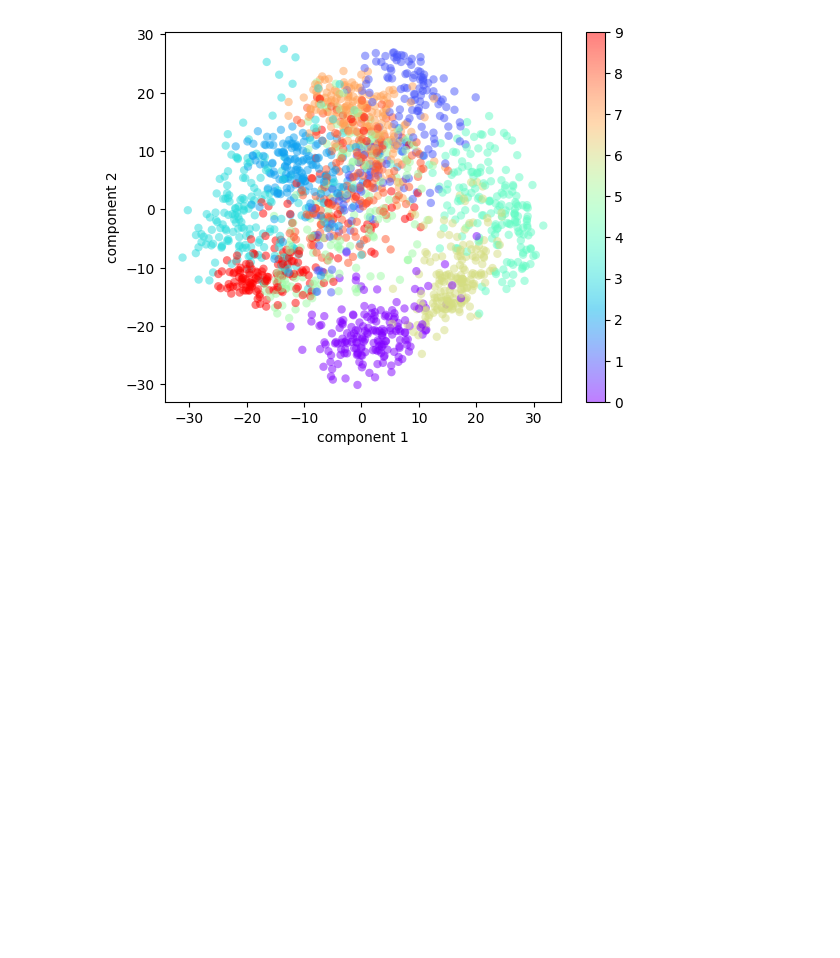
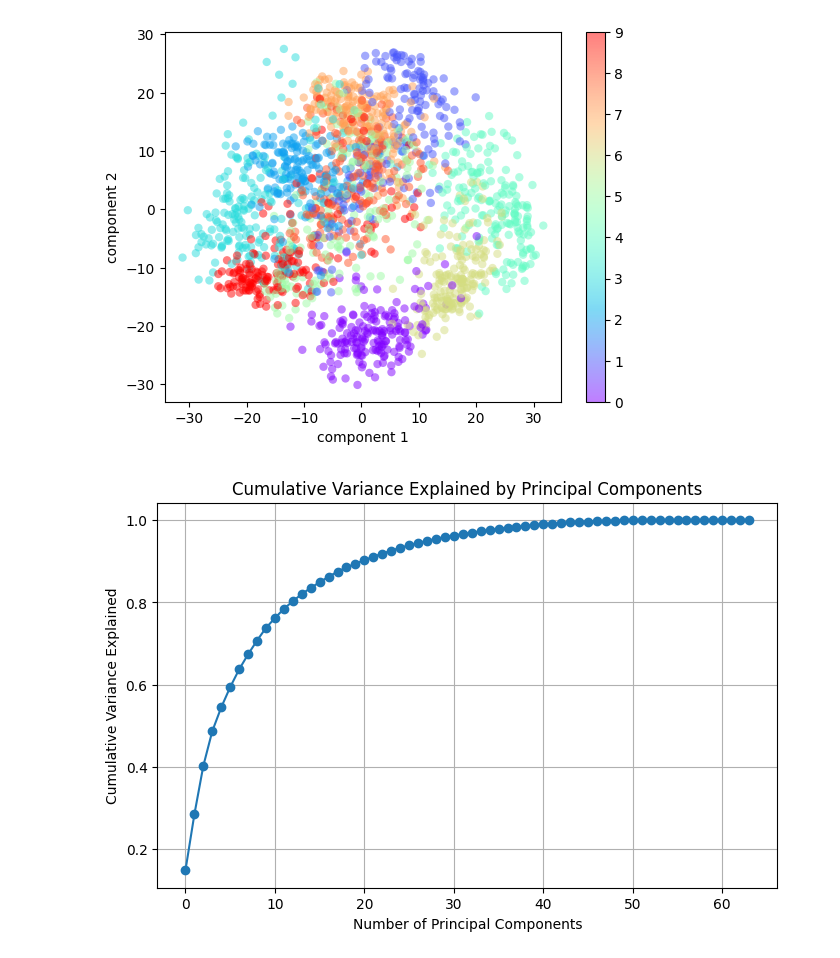
Before and after one commit to saerarawas/AAI614_rawas, a Jupyter notebook: Week 6/Notebook6_5_Rawas_Saera.ipynb, the cells around one changed output. Saved outputs shown, nothing was run; the diff lists cells and outputs as text; code cells hidden in the pictures; blank space fills up the shorter version.

```diff
--- a/Week 6/Notebook6_5_Rawas_Saera.ipynb
+++ b/Week 6/Notebook6_5_Rawas_Saera.ipynb
@@ -97,3 +97,30 @@ plt.ylabel('component 2')
 plt.colorbar();
 # %% [output]
 [figure]
+# %%
+from sklearn.decomposition import PCA
+from sklearn.datasets import load_digits
+import matplotlib.pyplot as plt
+import numpy as np
+
+# Load the digits dataset
+digits = load_digits()
+
+# Fit PCA on the digits dataset
+pca = PCA()
+pca.fit(digits.data)
+
+# Calculate the explained variance ratio
+explained_variance_ratio = pca.explained_variance_ratio_
+cumulative_variance_ratio = np.cumsum(explained_variance_ratio)
+
+# Plot the cumulative variance ratio
+plt.figure(figsize=(8, 5))
+plt.plot(cumulative_variance_ratio, marker='o')
+plt.xlabel('Number of Principal Components')
+plt.ylabel('Cumulative Variance Explained')
+plt.title('Cumulative Variance Explained by Principal Components')
+plt.grid(True)
+plt.show()
+# %% [output]
+[figure, added]
```
Also changed, not shown: parts of 2 cells of this notebook.
